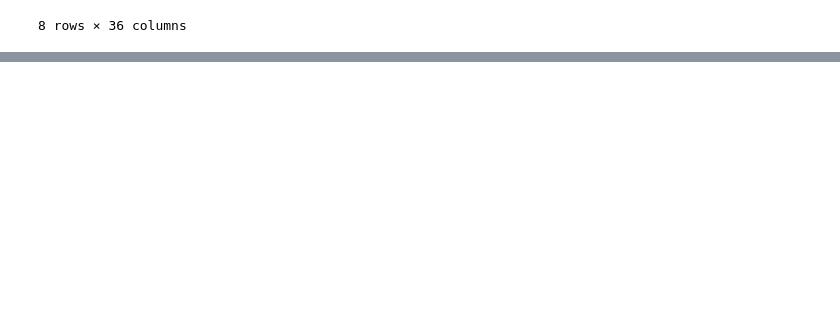
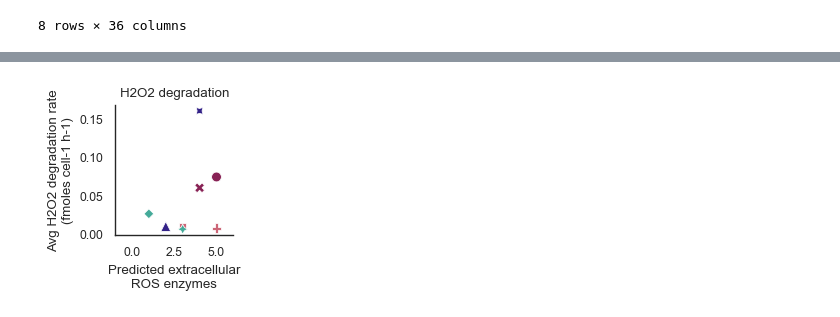
Before and after one commit to wosnat/recycle_model, a Jupyter notebook: genomic_traits/10cc merge with experiments.ipynb, the cells around one changed output, grey strips where cells are left out. Drawn from its saved outputs; the diff is of its cells as text; code cells hidden in the pictures; blank space fills up the shorter version.

Commit message:
extended data fig for experimental traits

```diff
--- a/genomic_traits/10cc merge with experiments.ipynb
+++ b/genomic_traits/10cc merge with experiments.ipynb
@@ -606,4 +196 @@ Index(['filename', 'locus_tag', 'type', 'start', 'end', 'strand', 'gene',
       dtype='object')
-# %%
-df['has_KO_EC'] = ~(df['EC_number'].isna() & df['KO'].isna())
-df['is_signal'] = ~(df.SignalP.isin(['OTHER']))
@@ -692,0 +211,21 @@ horder_tmp
+# %%
+dfshow = df[[
+    'Coculture Outcome',
+     'Species',
+       'Predicted extracellular enzymes',
+       'Predicted extracellular proteolytic enzymes',
+       'Total proteolytic enzymes', 'Predicted extracellular ROS enzymes',
+       'Total ROS enzymes',
+       'Avg Leucine aminopeptidase (fmole product cell-1 h-1)',
+       'Avg Tryipsin-like (fmole product cell-1 h-1)',
+       'Avg Chemotrypsin-like activity (fmole product cell-1 h-1)',
+       'Avg H2O2 degradation rate (fmoles cell-1 h-1)',
+]].copy()
+# %%
+dfshow = dfshow.reset_index(names='species_id')
+dfshow['species_id'] = 7 - dfshow['species_id']
+# %%
+for c in cols:
+    dfshow.loc[dfshow[c].isin(['ND']), c] = 0
+    dfshow.loc[dfshow[c].isna(), c] = 0
+    dfshow[c] = pd.to_numeric(dfshow[c])
@@ -692,0 +253,23 @@ horder_tmp
+# %%
+for i in [
+       'Avg H2O2 degradation rate (fmoles cell-1 h-1)',
+]:
+    xcol =  'Predicted extracellular ROS enzymes'
+    xmax = dfshow[xcol].max()
+    ylabel = i.replace(' (', '\n(')
+    title = 'H2O2 degradation'
+    xlabel = 'Predicted extracellular\nROS enzymes'
+    g = sns.relplot(
+        data=dfshow,
+        x=xcol,
+        y=i,
+        hue='Species', hue_order=horder, palette=hpalette_g,
+        style='Species', style_order=horder,
+        height=2, legend=False,
+        s=50,
+    )
+    g.set(
+        ylabel=ylabel, title=title, xlabel=xlabel, xlim = (-1,xmax+1)
+    )
+# %% [output]
+[figure, added]
```
Also changed, not shown: parts of 68 cells of this notebook, 2 other files.
